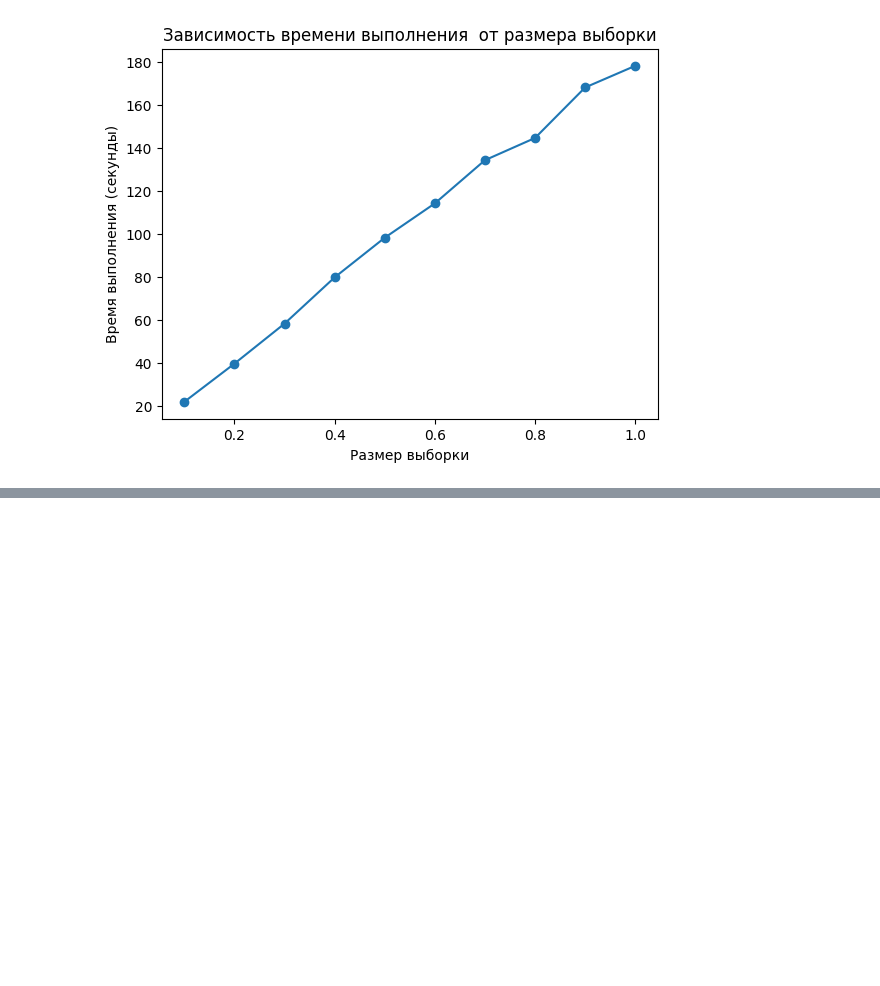
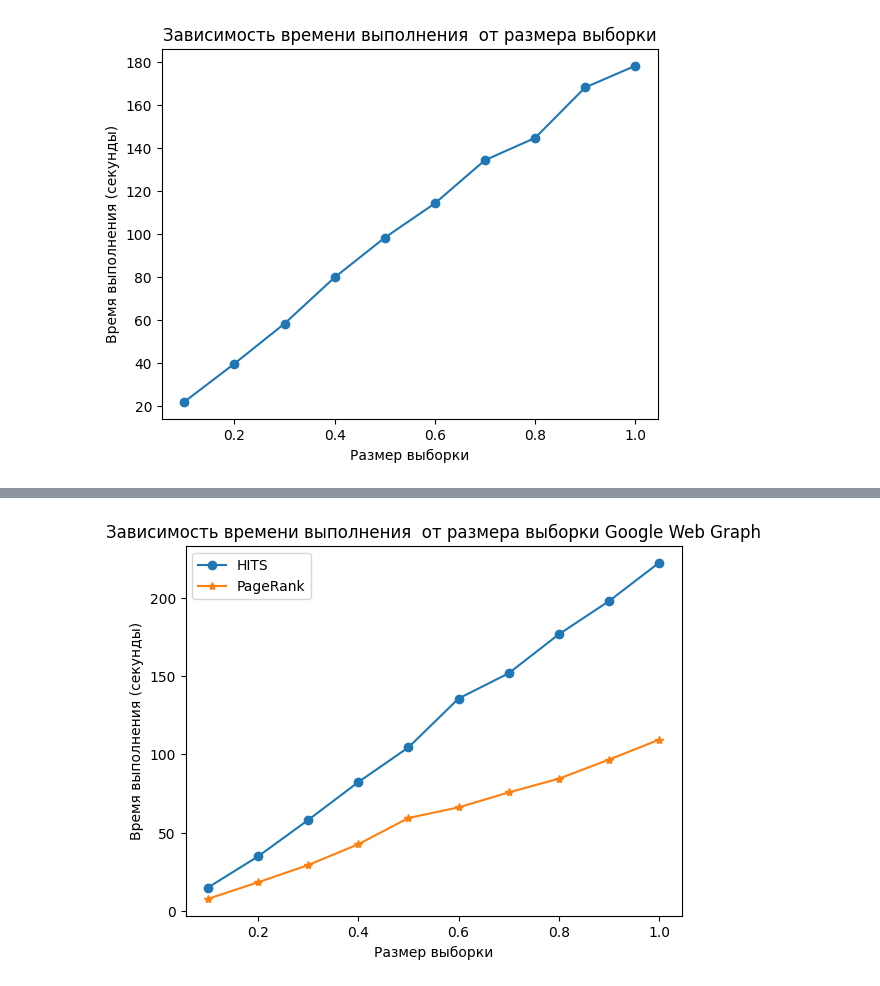
Before and after one commit to DimaOshchepkov/PageRank-Course-Project, a Jupyter notebook: Visualize.ipynb, the cells around one changed output, grey strips where cells are left out. Saved outputs shown, nothing was run; the diff lists cells and outputs as text; code cells hidden in the pictures; blank space fills up the shorter version.

Commit message:
Сделал много графиков и выводов

```diff
--- a/Visualize.ipynb
+++ b/Visualize.ipynb
@@ -282,0 +402,22 @@ plot_time('hits_time_results.csv')
+# %%
+
+df = pd.read_csv('hits_time_results_web.csv')
+plt.plot(df['Размер выборки'], df['Время выполнения'],
+         marker='o', label='HITS')
+
+
+df = pd.read_csv('pagerank_time_results_web.csv')
+plt.plot(df['Размер выборки'], df['Время выполнения'],
+         marker='*', label='PageRank')
+
+plt.legend()
+
+# Настраиваем оси и заголовок графика
+plt.xlabel('Размер выборки')
+plt.ylabel('Время выполнения (секунды)')
+plt.title('Зависимость времени выполнения  от размера выборки Google Web Graph')
+
+# Отображаем график
+plt.show()
+# %% [output]
+[figure, added]
```
Also changed, not shown: parts of 7 cells of this notebook, 6 other files.
